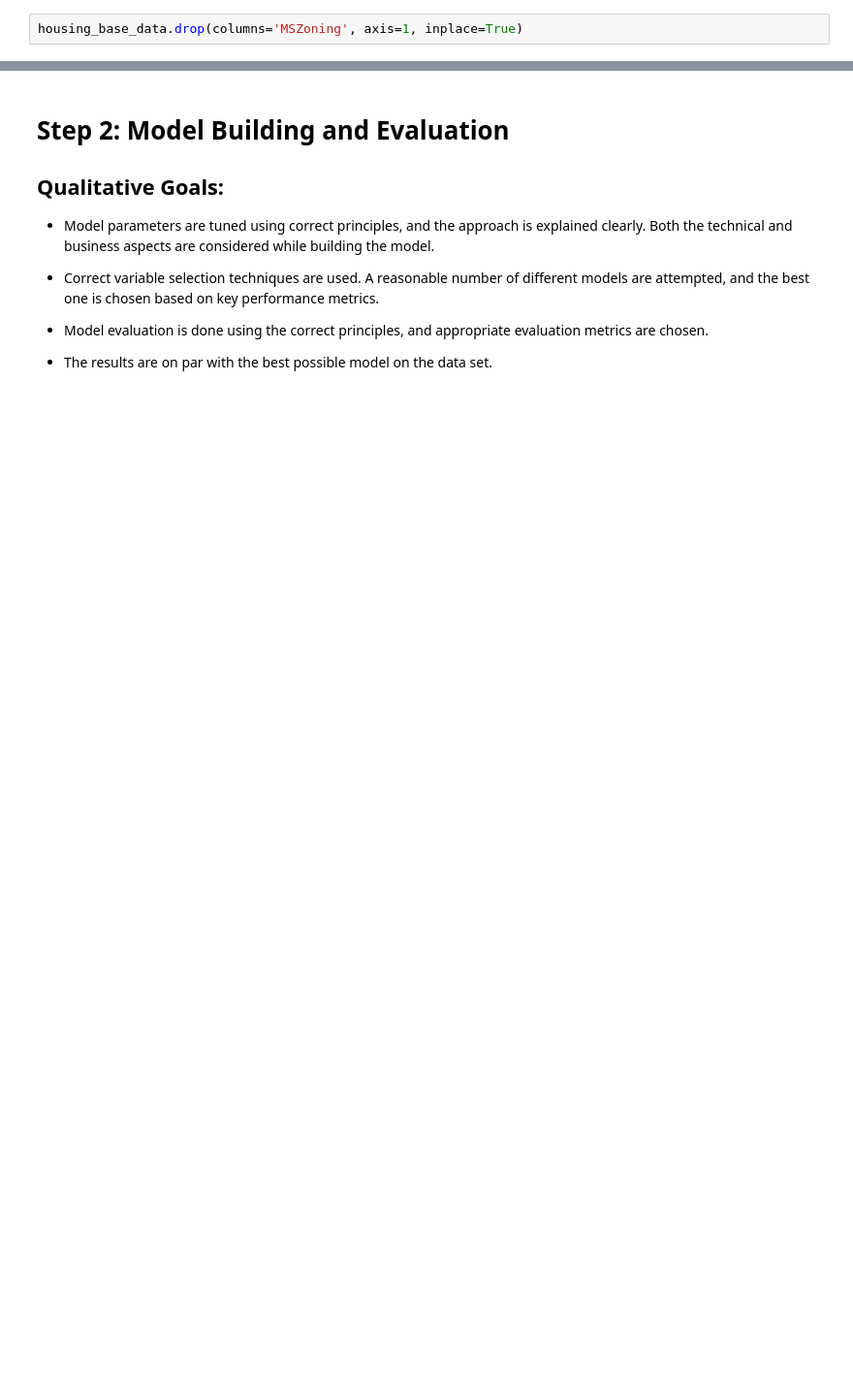
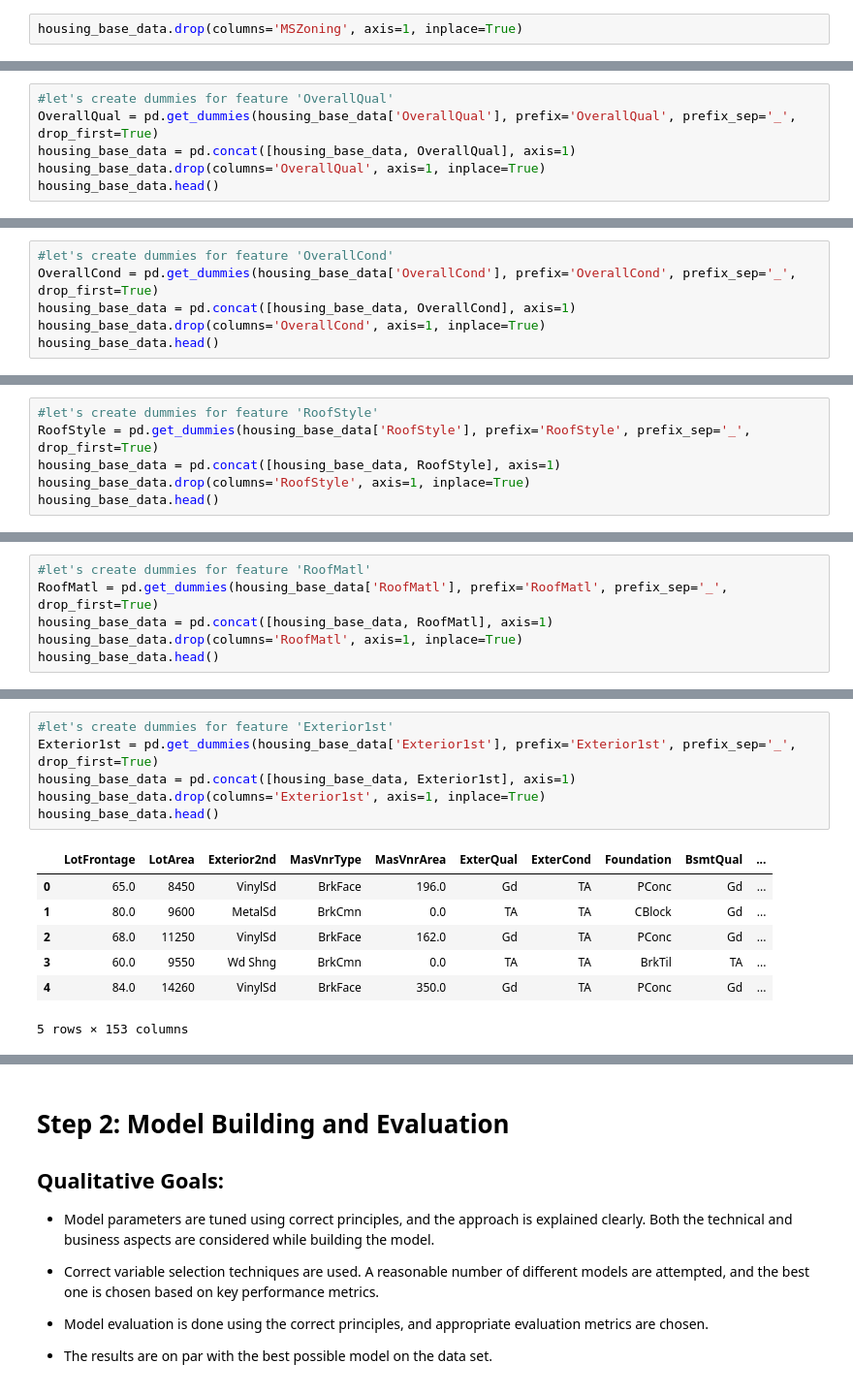
Before and after one commit to JamshedAhsan/house-price-prediction, a Jupyter notebook: Housing-Price-Prediction.ipynb, the cells around one changed output, grey strips where cells are left out. Shown at 97% size. Cells and saved outputs as stored; diff of their text form; blank space fills up the shorter version.

```diff
--- a/Housing-Price-Prediction.ipynb
+++ b/Housing-Price-Prediction.ipynb
@@ -3128,0 +3422,6 @@ sns.boxplot(data=housing_base_data, x='MSSubClass-alt', y='SalePrice')
+# %%
+#let's create dummies for feature 'OverallQual'
+OverallQual = pd.get_dummies(housing_base_data['OverallQual'], prefix='OverallQual', prefix_sep='_', drop_first=True)
+housing_base_data = pd.concat([housing_base_data, OverallQual], axis=1)
+housing_base_data.drop(columns='OverallQual', axis=1, inplace=True)
+housing_base_data.head()
@@ -3128,0 +3436,6 @@ sns.boxplot(data=housing_base_data, x='MSSubClass-alt', y='SalePrice')
+# %%
+#let's create dummies for feature 'OverallCond'
+OverallCond = pd.get_dummies(housing_base_data['OverallCond'], prefix='OverallCond', prefix_sep='_', drop_first=True)
+housing_base_data = pd.concat([housing_base_data, OverallCond], axis=1)
+housing_base_data.drop(columns='OverallCond', axis=1, inplace=True)
+housing_base_data.head()
@@ -3128,0 +3450,6 @@ sns.boxplot(data=housing_base_data, x='MSSubClass-alt', y='SalePrice')
+# %%
+#let's create dummies for feature 'RoofStyle'
+RoofStyle = pd.get_dummies(housing_base_data['RoofStyle'], prefix='RoofStyle', prefix_sep='_', drop_first=True)
+housing_base_data = pd.concat([housing_base_data, RoofStyle], axis=1)
+housing_base_data.drop(columns='RoofStyle', axis=1, inplace=True)
+housing_base_data.head()
@@ -3128,0 +3464,6 @@ sns.boxplot(data=housing_base_data, x='MSSubClass-alt', y='SalePrice')
+# %%
+#let's create dummies for feature 'RoofMatl'
+RoofMatl = pd.get_dummies(housing_base_data['RoofMatl'], prefix='RoofMatl', prefix_sep='_', drop_first=True)
+housing_base_data = pd.concat([housing_base_data, RoofMatl], axis=1)
+housing_base_data.drop(columns='RoofMatl', axis=1, inplace=True)
+housing_base_data.head()
@@ -3128,0 +3478,14 @@ sns.boxplot(data=housing_base_data, x='MSSubClass-alt', y='SalePrice')
+# %%
+#let's create dummies for feature 'Exterior1st'
+Exterior1st = pd.get_dummies(housing_base_data['Exterior1st'], prefix='Exterior1st', prefix_sep='_', drop_first=True)
+housing_base_data = pd.concat([housing_base_data, Exterior1st], axis=1)
+housing_base_data.drop(columns='Exterior1st', axis=1, inplace=True)
+housing_base_data.head()
+# %% [output]
+|  | LotFrontage | LotArea | Exterior2nd | MasVnrType | MasVnrArea | ExterQual | ExterCond | Foundation | BsmtQual | ... |
+| 0 | 65.0 | 8450 | VinylSd | BrkFace | 196.0 | Gd | TA | PConc | Gd | ... |
+| 1 | 80.0 | 9600 | MetalSd | BrkCmn | 0.0 | TA | TA | CBlock | Gd | ... |
+| 2 | 68.0 | 11250 | VinylSd | BrkFace | 162.0 | Gd | TA | PConc | Gd | ... |
+| 3 | 60.0 | 9550 | Wd Shng | BrkCmn | 0.0 | TA | TA | BrkTil | TA | ... |
+| 4 | 84.0 | 14260 | VinylSd | BrkFace | 350.0 | Gd | TA | PConc | Gd | ... |
+5 rows × 153 columns
```
Also changed, not shown: parts of 134 cells of this notebook.
